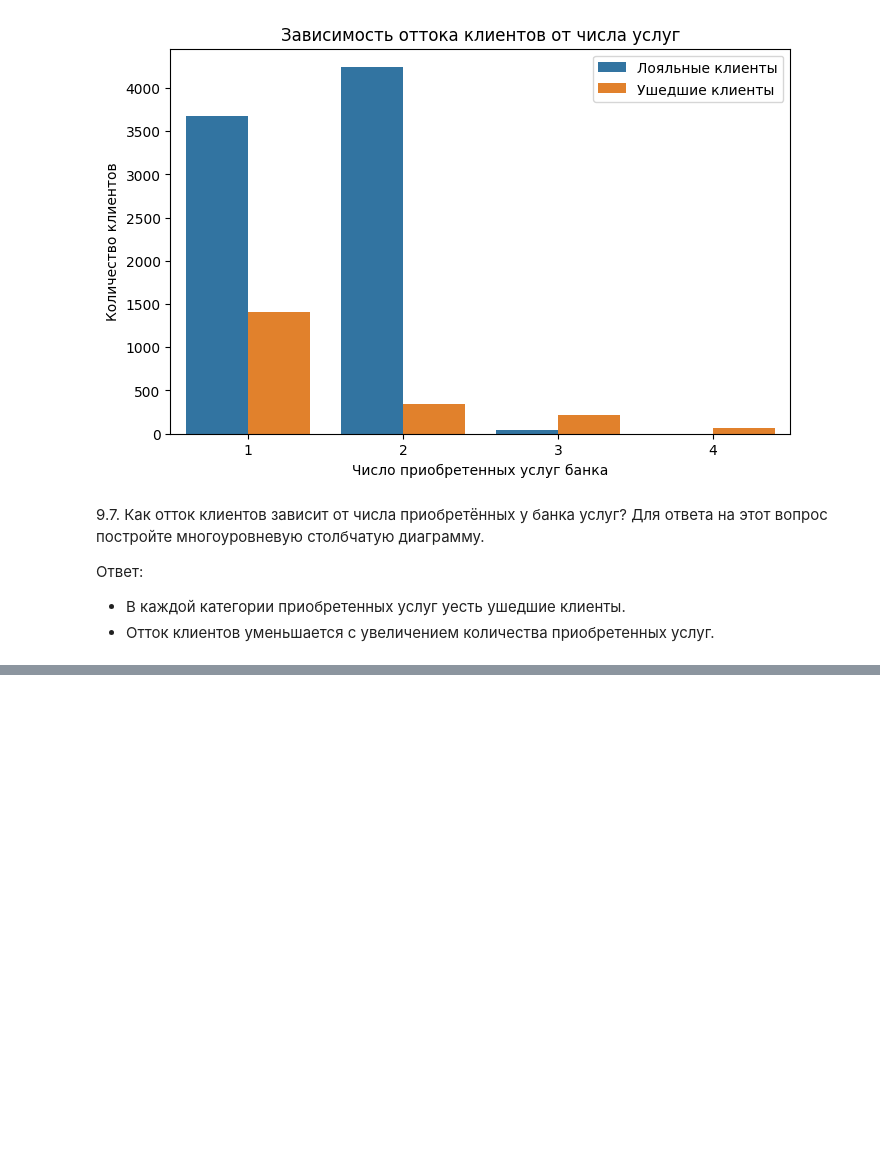
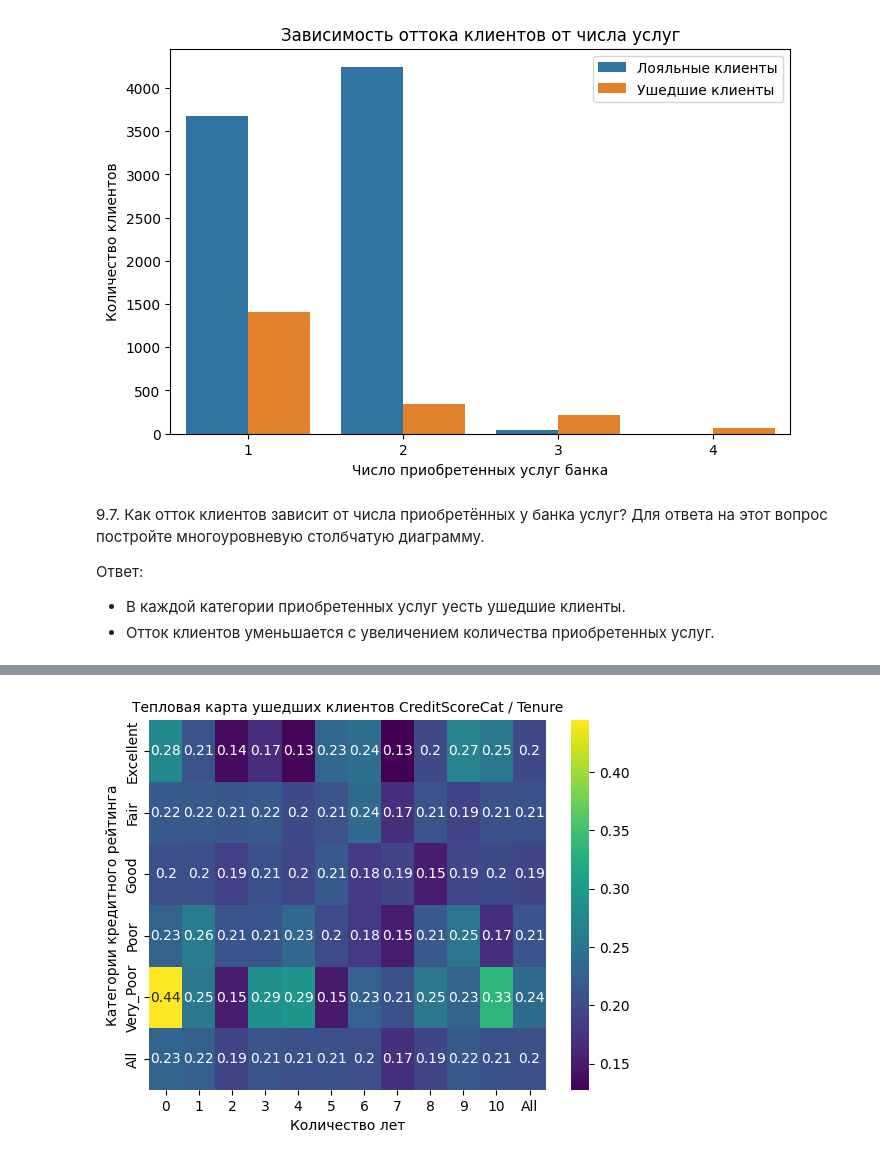
Before and after one commit to ach1zh/skillfactory_python, a Jupyter notebook: M20/M20-L10.ipynb, the cells around one changed output, grey strips where cells are left out. Saved outputs shown, nothing was run; the diff lists cells and outputs as text; code cells hidden in the pictures; blank space fills up the shorter version.

```diff
--- a/M20/M20-L10.ipynb
+++ b/M20/M20-L10.ipynb
@@ -455,0 +580,49 @@ countplot.legend(handles, ['Лояльные клиенты', 'Ушедшие к
+# %%
+#9.10
+
+#Функция для перевода числового признака CreditScore в категориальный.
+def get_credit_score_cat(credit_score):
+    if credit_score >= 300 and credit_score < 500:
+        return "Very_Poor"
+    elif credit_score >= 500 and credit_score < 601:
+        return "Poor"
+    elif credit_score >= 601 and credit_score < 661:
+        return "Fair"
+    elif credit_score >= 661 and credit_score < 781:
+        return "Good"
+    elif credit_score >= 781 and credit_score < 851:
+        return "Excellent"
+    elif credit_score >= 851:
+        return "Top"
+    elif credit_score < 300:
+        return "Deep"
+
+# Создаем CreditScoreCat из CreditScore
+churn_data['CreditScoreCat'] = churn_data['CreditScore'].apply(get_credit_score_cat)
+
+# Создаем сводную таблицу
+pivot_table = churn_data.pivot_table(
+    values='Exited',    #имя столбца, по которому необходимо получить сводные данные, применяя агрегирующую функцию
+    index='CreditScoreCat',  #имя столбца, значения которого станут строками сводной таблицы
+    columns='Tenure',       #имя столбца, значения которого станут столбцами сводной таблицы
+    fill_value=0,
+    aggfunc='mean',
+    margins=True
+)
+
+display(pivot_table)
+
+#Строим график heatmap
+heatmap = sns.heatmap(
+    data=pivot_table,
+    #linewidth=1,
+    #linecolor='w',
+    cmap='viridis',
+    annot=True
+)
+
+# Настраиваем график
+heatmap.set_title('Тепловая карта ушедших клиентов CreditScoreCat / Tenure', fontsize=10);
+heatmap.set_xlabel('Количество лет');
+heatmap.set_ylabel('Категории кредитного рейтинга');
+# %% [output]
@@ -455,0 +637 @@ countplot.legend(handles, ['Лояльные клиенты', 'Ушедшие к
+[figure, added]
```
Also changed, not shown: parts of 12 cells of this notebook.
